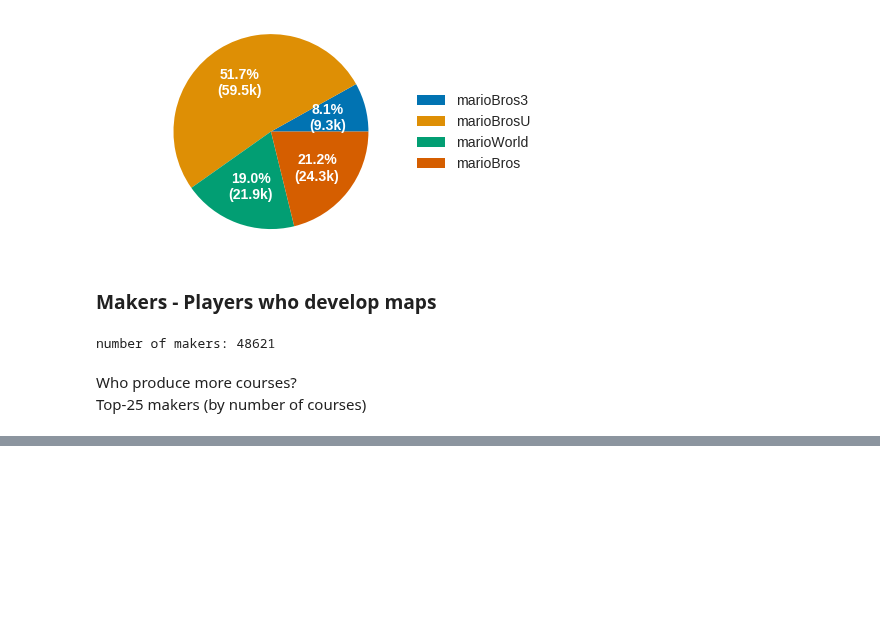
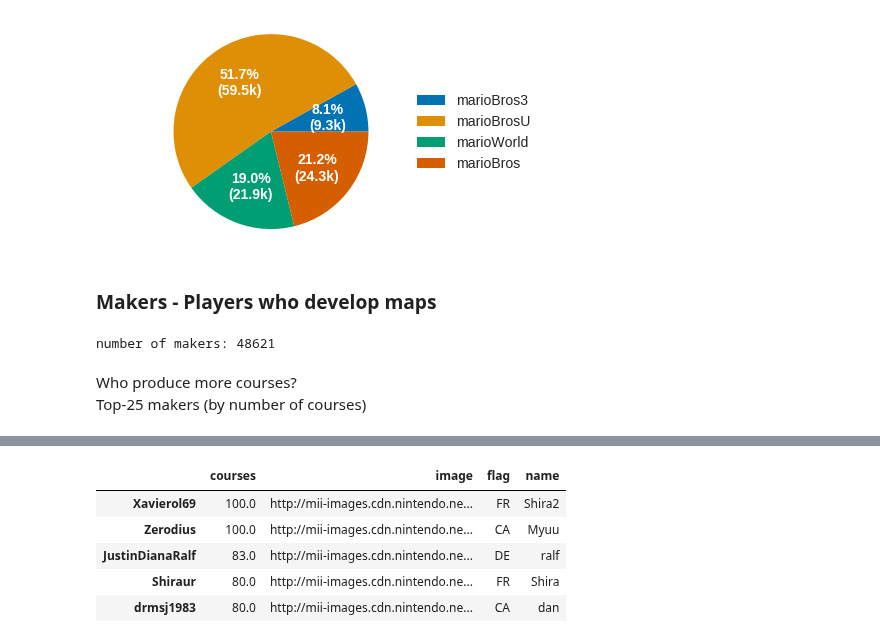
Before and after one commit to leomaurodesenv/smmnet, a Jupyter notebook: jupyter/game-maps.ipynb, the cells around one changed output, grey strips where cells are left out. Saved outputs shown, nothing was run; the diff lists cells and outputs as text; code cells hidden in the pictures; blank space fills up the shorter version.

```diff
--- a/jupyter/game-maps.ipynb
+++ b/jupyter/game-maps.ipynb
@@ -104,0 +107,3 @@ plt.show()
+# %%
+players = players.set_index('id')
+players.head()
@@ -104,0 +122,11 @@ plt.show()
+# %%
+df2 = pd.concat([df, players], sort=True, axis=1)
+df2 = df2.dropna(subset=['courses']).sort_values(by=['courses'], ascending=False)
+df2.head()
+# %% [output]
+|  | courses | image | flag | name |
+| Xavierol69 | 100.0 | http://mii-images.cdn.nintendo.ne... | FR | Shira2 |
+| Zerodius | 100.0 | http://mii-images.cdn.nintendo.ne... | CA | Myuu |
+| JustinDianaRalf | 83.0 | http://mii-images.cdn.nintendo.ne... | DE | ralf |
+| Shiraur | 80.0 | http://mii-images.cdn.nintendo.ne... | FR | Shira |
+| drmsj1983 | 80.0 | http://mii-images.cdn.nintendo.ne... | CA | dan |
```
Also changed, not shown: parts of 12 cells of this notebook, 6 other files.
